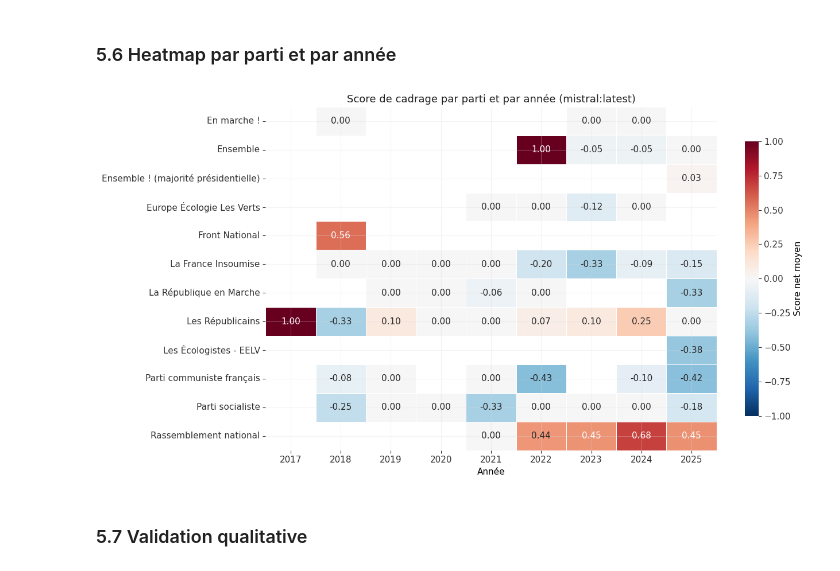
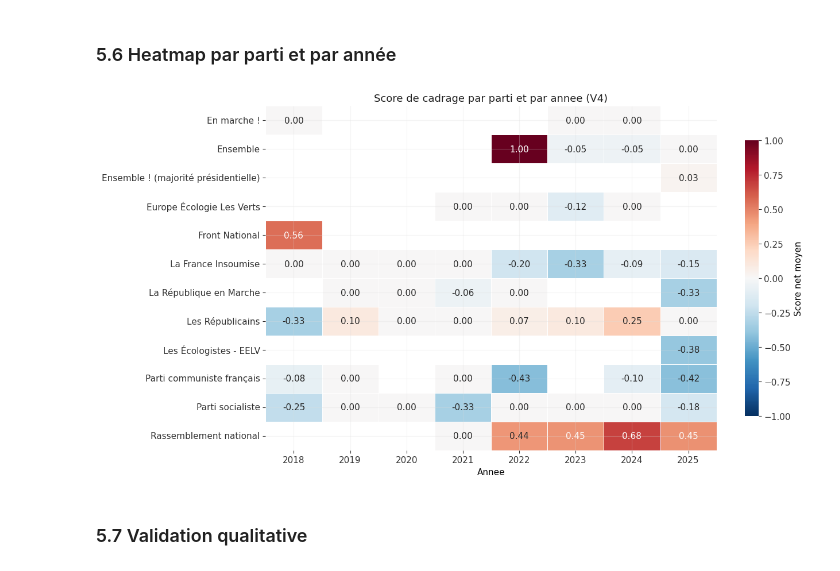
Before and after one commit to gabrielorsatti/projet_eco_socio, a Jupyter notebook: 05_cadrage_vss_immigration.ipynb, the cells around one changed output. Drawn from its saved outputs; the diff is of its cells as text; code cells hidden in the pictures.

```diff
--- a/05_cadrage_vss_immigration.ipynb
+++ b/05_cadrage_vss_immigration.ipynb
@@ -779,22 +798,23 @@ tracer_evolution(df_v4, "score_net_v4", f"V4 . Evolution temporelle ({MODELE_CHO
 # %%
 d = df_v4.copy()
 d["date"] = pd.to_datetime(d["date"], errors="coerce")
 d["annee"] = d["date"].dt.year.astype("Int64")
+d = d[d["annee"] >= 2018]
 top_partis = d["nom_parti"].value_counts().head(12).index.tolist()
 d_top = d[d["nom_parti"].isin(top_partis)]
 pivot = d_top.groupby(["nom_parti", "annee"])["score_net_v4"].mean().unstack(fill_value=np.nan)
 
 fig, ax = plt.subplots(figsize=(13, 7))
 sns.heatmap(pivot, annot=True, fmt=".2f", cmap="RdBu_r", center=0, vmin=-1, vmax=1,
             linewidths=0.4, linecolor="white",
             cbar_kws={"label": "Score net moyen", "shrink": 0.8}, ax=ax)
-ax.set_title(f"Score de cadrage par parti et par année ({MODELE_CHOISI})")
-ax.set_xlabel("Année")
+ax.set_title(f"Score de cadrage par parti et par annee (V4)")
+ax.set_xlabel("Annee")
 ax.set_ylabel("")
 plt.tight_layout()
 plt.show()
 # %% [output]
-[figure, old version]
+[figure, new version]
 # %% [markdown]
 ### 5.7 Validation qualitative
 # %%
```
Also changed, not shown: parts of 20 cells of this notebook, 4 other files.
